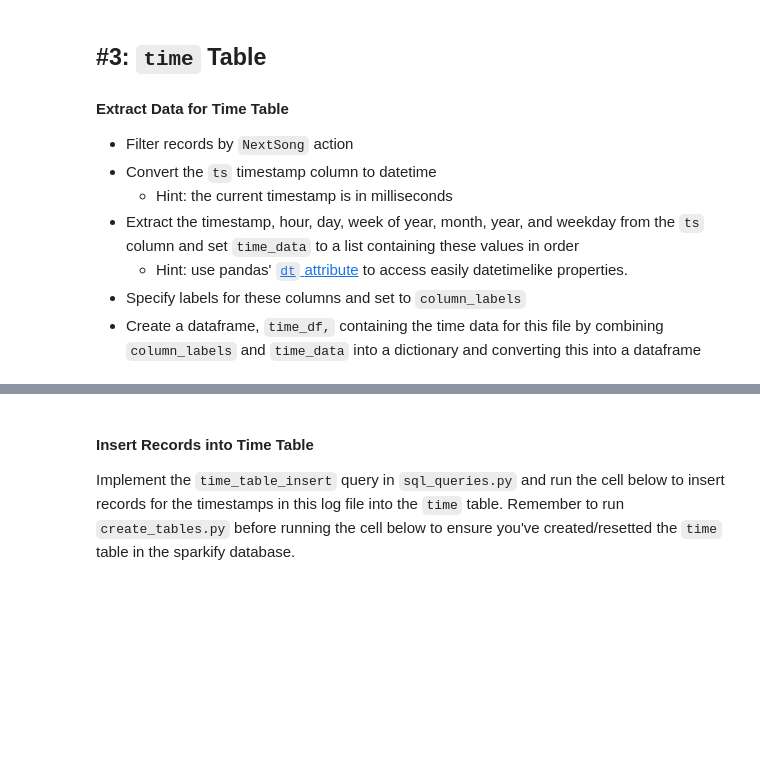
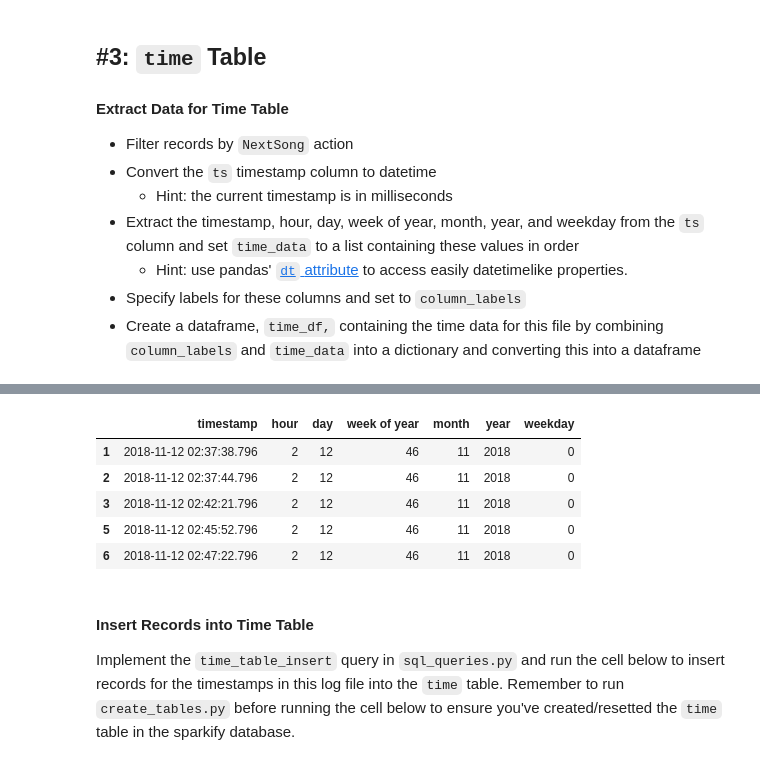
Before and after one commit to sugiyaaan/DEND-Project1, a Jupyter notebook: etl.ipynb, the cells around one changed output, grey strips where cells are left out. Saved outputs shown, nothing was run; the diff lists cells and outputs as text; code cells hidden in the pictures; blank space fills up the shorter version.

```diff
--- a/etl.ipynb
+++ b/etl.ipynb
@@ -108,0 +143,3 @@ column_labels = ()
+# %%
+df['ts'] = pd.to_datetime(df['ts'],unit = 'ms')
+df['ts'].head()
@@ -109,6 +153,16 @@ column_labels = ()
+# %%
+time_data = [df['ts'], df['ts'].dt.hour, df['ts'].dt.day, df['ts'].dt.week, df['ts'].dt.month, df['ts'].dt.year, df['ts'].dt.weekday]
+column_labels = ['timestamp','hour', 'day', 'week of year', 'month', 'year', 'weekday']
 # %%
-time_df =
+time_df = pd.DataFrame(dict(zip(column_labels, time_data)))
 time_df.head()
+# %% [output]
+|  | timestamp | hour | day | week of year | month | year | weekday |
+| 1 | 2018-11-12 02:37:38.796 | 2 | 12 | 46 | 11 | 2018 | 0 |
+| 2 | 2018-11-12 02:37:44.796 | 2 | 12 | 46 | 11 | 2018 | 0 |
+| 3 | 2018-11-12 02:42:21.796 | 2 | 12 | 46 | 11 | 2018 | 0 |
+| 5 | 2018-11-12 02:45:52.796 | 2 | 12 | 46 | 11 | 2018 | 0 |
+| 6 | 2018-11-12 02:47:22.796 | 2 | 12 | 46 | 11 | 2018 | 0 |
 # %% [markdown]
 #### Insert Records into Time Table
 Implement the `time_table_insert` query in `sql_queries.py` and run the cell below to insert records for the timestamps in this log file into the `time` table. Remember to run `create_tables.py` before running the cell below to ensure you've created/resetted the `time` table in the sparkify database.
```
Also changed, not shown: parts of 22 cells of this notebook.
